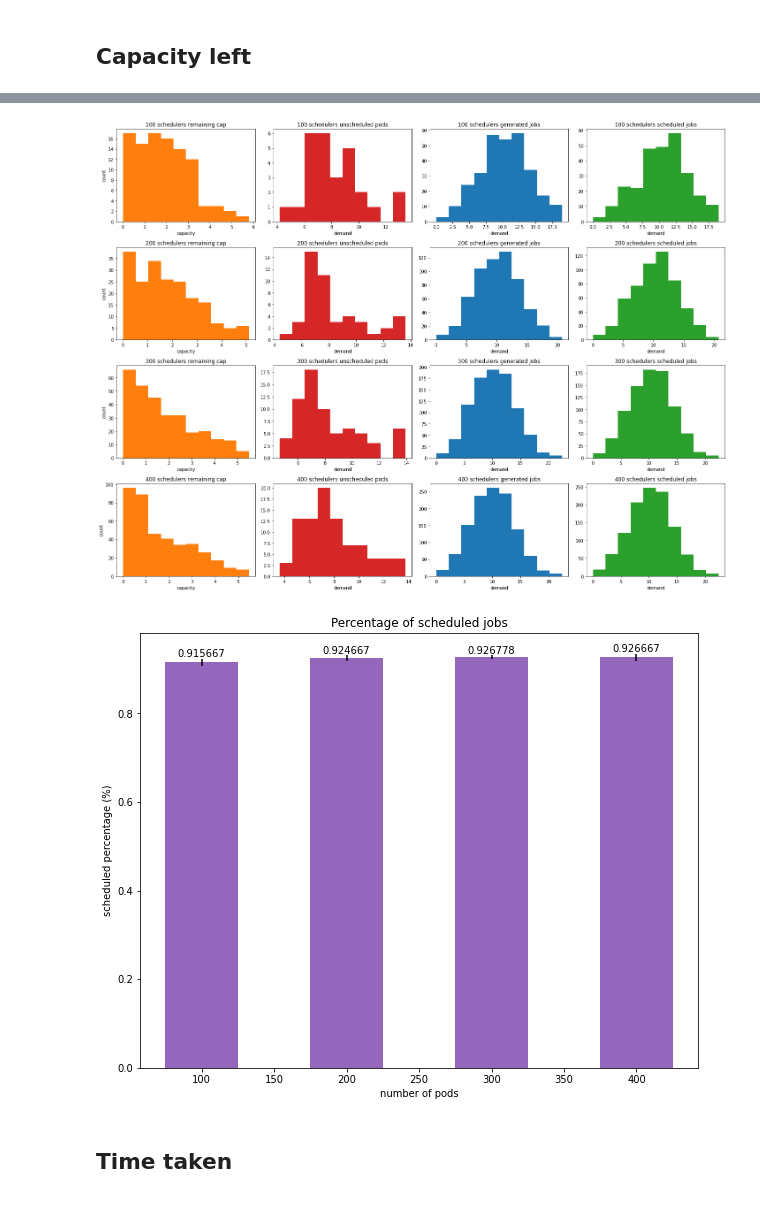
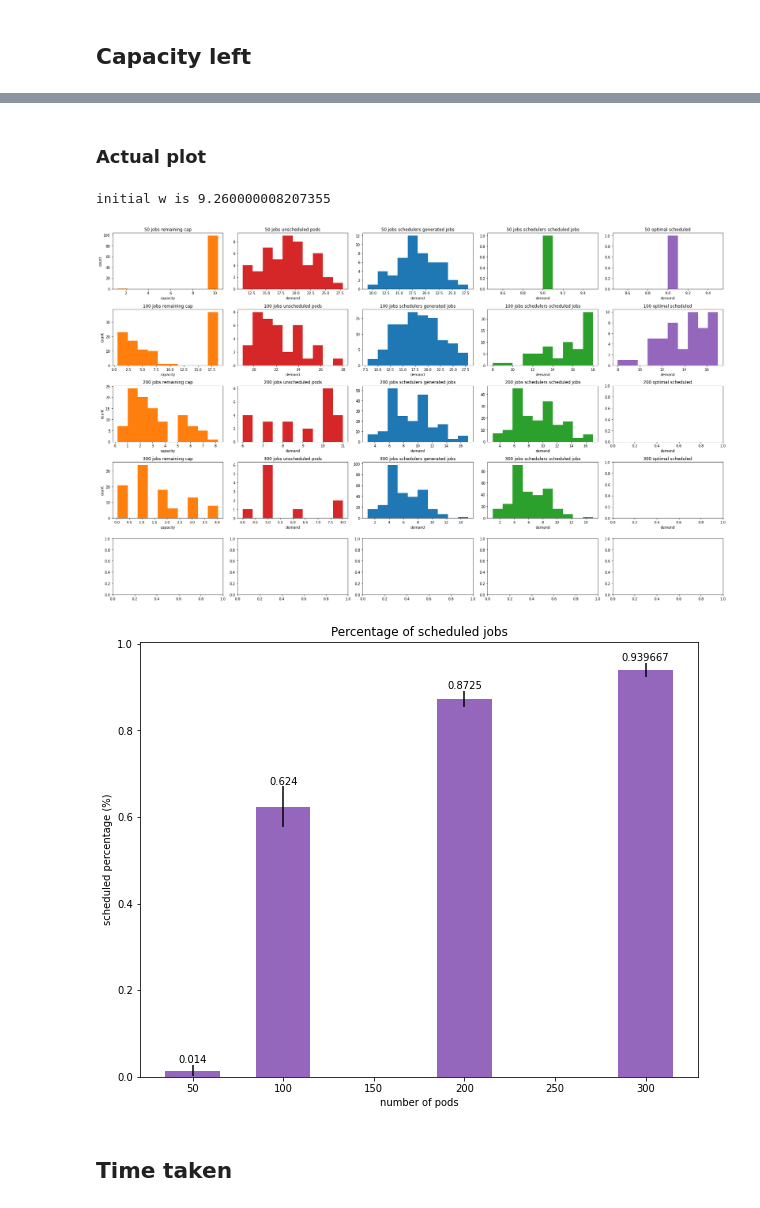
Before and after one commit to Vincent-lau/hyperion, a Jupyter notebook: measure/plotmetrics.ipynb, the cells around one changed output, grey strips where cells are left out. Saved outputs shown, nothing was run; the diff lists cells and outputs as text; code cells hidden in the pictures.

Commit message:
plot: poisson

```diff
--- a/measure/plotmetrics.ipynb
+++ b/measure/plotmetrics.ipynb
@@ -231,3 +306,5 @@ fig.savefig(f'{graph_dir}cpu-and-memory-usage.png')
+# %% [markdown]
+### Actual plot
 # %%
 # --- uniform distribution --- #
 # dirs = ['data/2022-08-11T18-01-42/', 'data/2022-08-11T18-06-46/', 'data/2022-08-11T18-12-00/', 'data/2022-08-11T18-18-56/']
@@ -243,18 +332,21 @@ dirs = ['data/2022-08-16T17-03-38', 'data/2022-08-16T17-07-26', 'data/2022-08-16
 # %%
 pl = [{} for _ in range(len(dirs))]
+jobs = [0.5, 1.0, 2.0, 3.0, 4.0]
 pods = [(i+1) * 100 for i in range(len(dirs))]
 runs = range(10)
 for i, dir in enumerate(dirs):
-  with open(f'{dir}/placement-{(i+1) * 100}pods-60cap-2c.json', 'r') as f:
+  with open(f'{dir}/placement-{100}pods-{jobs[i]}jobs.json', 'r') as f:
     for l in f:
       pl[i] = json.loads(l)
 # %%
+initial_ws = []
 final_ws = []
 left_elements = []
 sched_elements = []
 generated_jobs = []
 sched_pcts = []
 for i in range(len(dirs)):
+  initial_w = []
   final_w = []
   for k, v in pl[i]['0'].items():
     if k == 'my-controller':
@@ -262,7 +354,10 @@ for i in range(len(dirs)):
       sched_elements.append(v['scheduled elements'])
       generated_jobs.append(v['generated jobs'])
     else:
+      initial_w.append(v['initial w'])
       final_w.append(v['final w'])
+
+  initial_ws.append(np.array(initial_w))
   final_ws.append(np.array(final_w))
 
   sched_pct = []
@@ -280,51 +375,62 @@ sched_pcts = np.array(sched_pcts)
 # print(f'mean is {np.mean(final_w)}')
 # print(f'std is {np.std(final_w)}')
 # print(f'elements left are {left_elements}')
+# %%
+opt_sched = []
+
+for i in range(2):
+  opt_sched.append(mk_solve(generated_jobs[i], initial_ws[i]))
 # %%
-fig, ax = plt.subplots(nrows=4, ncols=4)
-fig.set_size_inches(20, 15)
+fig, ax = plt.subplots(5, ncols=5)
+fig.set_size_inches(25, 15)
 
-
+print(f'initial w is {initial_ws[0][0]}')
 for i in range(len(dirs)):
   ax[i][0].hist(final_ws[i], color='tab:orange')
   ax[i][1].hist(left_elements[i], color='tab:red')
   ax[i][2].hist(generated_jobs[i], color='tab:blue')
   ax[i][3].hist(sched_elements[i], color='tab:green')
 
-  ax[i][0].set_title(f'{(i+1)*100} schedulers remaining cap')
-  ax[i][1].set_title(f'{(i+1)*100} schedulers unscheduled pods')
-  ax[i][2].set_title(f'{(i+1)*100} schedulers generated jobs')
-  ax[i][3].set_title(f'{(i+1)*100} schedulers scheduled jobs')
+  if i < 2:
+    ax[i][4].hist(opt_sched[i], color='tab:purple')
+
+  ax[i][0].set_title(f'{int(100 * jobs[i])} jobs remaining cap')
+  ax[i][1].set_title(f'{int(100 * jobs[i])} jobs unscheduled pods')
+  ax[i][2].set_title(f'{int(100 * jobs[i])} jobs schedulers generated jobs')
+  ax[i][3].set_title(f'{int(100 * jobs[i])} jobs schedulers scheduled jobs')
+  ax[i][4].set_title(f'{int(100 * jobs[i])} optimal scheduled')
 
 
   ax[i][0].set_xlabel('capacity')
   ax[i][1].set_xlabel('demand')
   ax[i][2].set_xlabel('demand')
   ax[i][3].set_xlabel('demand')
+  ax[i][4].set_xlabel('demand')
 
 
   ax[i][0].set_ylabel('count')
   # ax.axhline(sl)
 
 fig.tight_layout()
 
 
 
-# fig.savefig(f'{graph_dir}placement-histograms.png')
+fig.savefig(f'{graph_dir}poisson-histograms-opt-random2.png')
 
 fig, ax = plt.subplots()
 fig.set_size_inches(10, 8)
-b = ax.bar(pods, sched_pcts[:, 0], width=50, yerr=sched_pcts[:, 1], color='tab:purple')
+b = ax.bar([jobs[i] * 100 for i in range(len(dirs))], sched_pcts[:, 0], width=30, yerr=sched_pcts[:, 1], color='tab:purple')
 ax.bar_label(b, label_type='edge')
 ax.set_title('Percentage of scheduled jobs')
 ax.set_xlabel('number of pods')
 ax.set_ylabel('scheduled percentage (%)')
 
 
-# fig.savefig(f'{graph_dir}gaussian-schedpct.png')
+# fig.savefig(f'{graph_dir}poisson-schedpct-opt-random2.png')
 # %% [output]
+initial w is 9.260000008207355
-[figure, old version]
+[figure, new version]
-[figure, old version]
+[figure, new version]
 # %% [markdown]
 ## Time taken
 # %%
```
Also changed, not shown: parts of 8 cells of this notebook.
